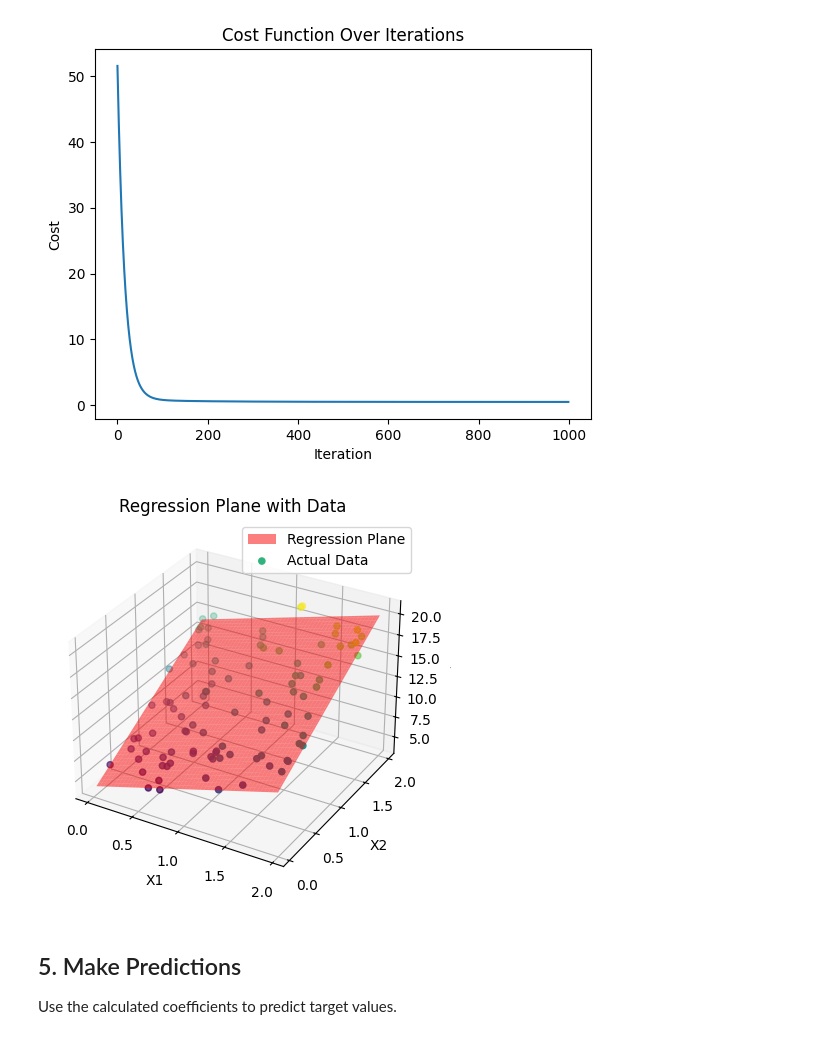
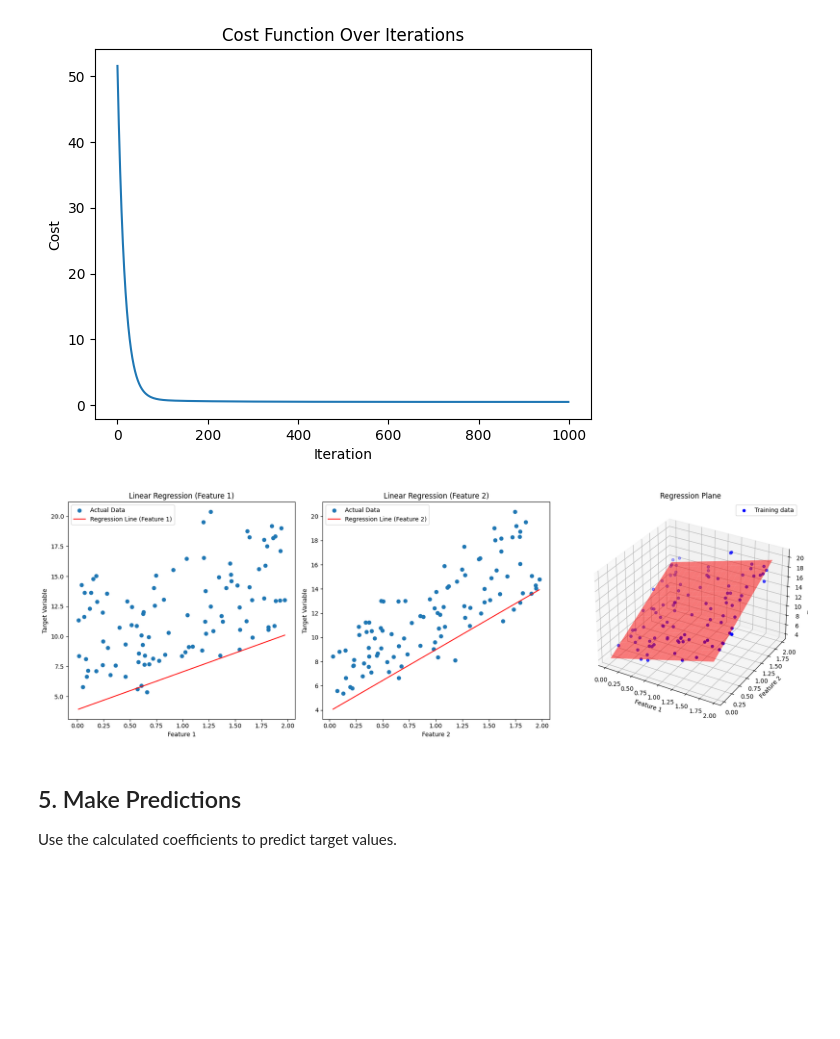
Before and after one commit to raveenpitawala/02_Linear_Regression_Multi_Dimensional, a Jupyter notebook: linear_regression_multi_dim_from_scratch.ipynb, the cells around one changed output. Drawn from its saved outputs; the diff is of its cells as text; code cells hidden in the pictures; blank space fills up the shorter version.

```diff
--- a/linear_regression_multi_dim_from_scratch.ipynb
+++ b/linear_regression_multi_dim_from_scratch.ipynb
@@ -176,36 +176,51 @@ plt.ylabel("Cost")
 plt.show()
 # %% [output]
 [figure]
-# %%
-# Create the 3D plot
-fig = plt.figure()
-ax = fig.add_subplot(111, projection='3d')
-
-# Predict y values for the grid using the final theta
-y_grid = theta_final[0] + x1_grid * theta_final[1] + x2_grid * theta_final[2]
-# Plot the regression plane
-ax.plot_surface(x1_grid, x2_grid, y_grid, alpha=0.5, color='red', label='Regression Plane')
-
-# for i in range(len(theta_history)):
-#   # Predict y values for the grid using the theta history
-#   y_grid = theta_history[i][0] + x1_grid * theta_history[i][1] + x2_grid * theta_history[i][2]
-#   # Plot the regression plane
-#   ax.plot_surface(x1_grid, x2_grid, y_grid, alpha=0.5, color='green')
-
-# Scatter plot of the data
-ax.scatter(X[:, 0], X[:, 1], y, c=y, cmap='viridis', label='Actual Data')
-
-# Set labels
-ax.set_xlabel('X1')
-ax.set_ylabel('X2')
-ax.set_zlabel('y')
-ax.set_title('Regression Plane with Data')
-ax.legend()
-
-# Show the plot
-plt.show()
-# %% [output]
-[figure, removed]
+# %%
+# Create the 3D plot
+fig = plt.figure(figsize=(18, 6))
+
+# 1. First graph: Regression line for Feature 1
+ax1 = fig.add_subplot(131)  # 1 row, 3 columns, 1st plot
+ax1.scatter(X[:, 0], y, label='Actual Data')
+x_line = np.linspace(X[:, 0].min(), X[:, 0].max(), 100)
+y_line = theta_final[0] + theta_final[1] * x_line
+ax1.plot(x_line, y_line, color='red', label='Regression Line (Feature 1)')
+ax1.set_xlabel('Feature 1')
+ax1.set_ylabel('Target Variable')
+ax1.set_title('Linear Regression (Feature 1)')
+ax1.legend()
+
+# 2. Second graph: Regression line for Feature 2
+ax2 = fig.add_subplot(132)  # 1 row, 3 columns, 2nd plot
+ax2.scatter(X[:, 1], y, label='Actual Data')
+x_line = np.linspace(X[:, 1].min(), X[:, 1].max(), 100)
+y_line = theta_final[0] + theta_final[2] * x_line
+ax2.plot(x_line, y_line, color='red', label='Regression Line (Feature 2)')
+ax2.set_xlabel('Feature 2')
+ax2.set_ylabel('Target Variable')
+ax2.set_title('Linear Regression (Feature 2)')
+ax2.legend()
+
+# 3. Third graph: 3D Regression Plane
+ax3 = fig.add_subplot(133, projection='3d')  # 1 row, 3 columns, 3rd plot
+x_surf = np.arange(X[:, 0].min(), X[:, 0].max(), 0.1)
+y_surf = np.arange(X[:, 1].min(), X[:, 1].max(), 0.1)
+x_surf, y_surf = np.meshgrid(x_surf, y_surf)
+z_surf = theta_final[0] + theta_final[1] * x_surf + theta_final[2] * y_surf
+ax3.plot_surface(x_surf, y_surf, z_surf, alpha=0.5, color='red')
+ax3.scatter(X[:, 0], X[:, 1], y, c='blue', marker='o', label='Training data')
+ax3.set_xlabel('Feature 1')
+ax3.set_ylabel('Feature 2')
+ax3.set_zlabel('Target Variable')
+ax3.set_title('Regression Plane')
+ax3.legend()
+
+# Adjust layout for better spacing
+plt.tight_layout()
+plt.show()
+# %% [output]
+[figure, added]
 # %% [markdown]
 ## 5. Make Predictions
 Use the calculated coefficients to predict target values.
```
